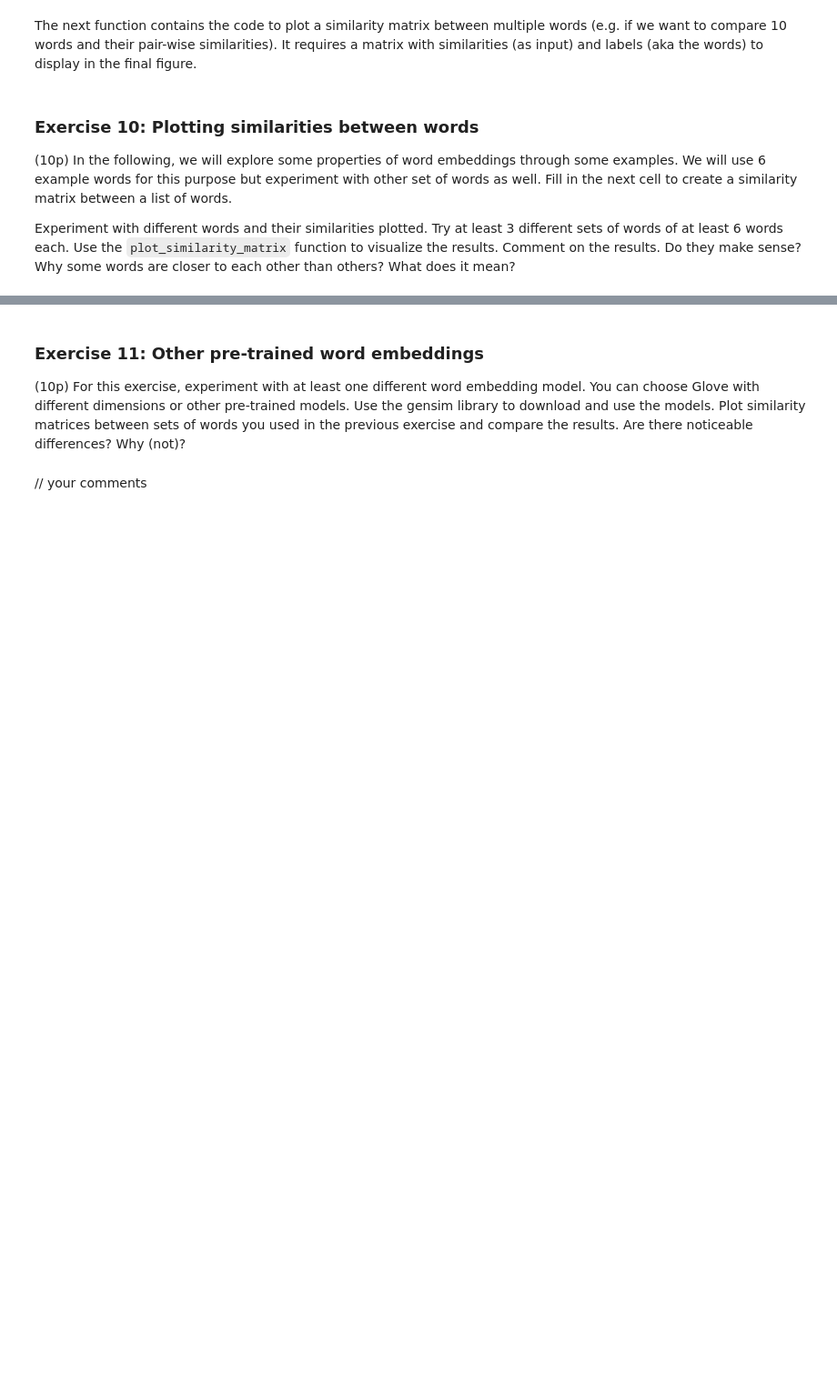
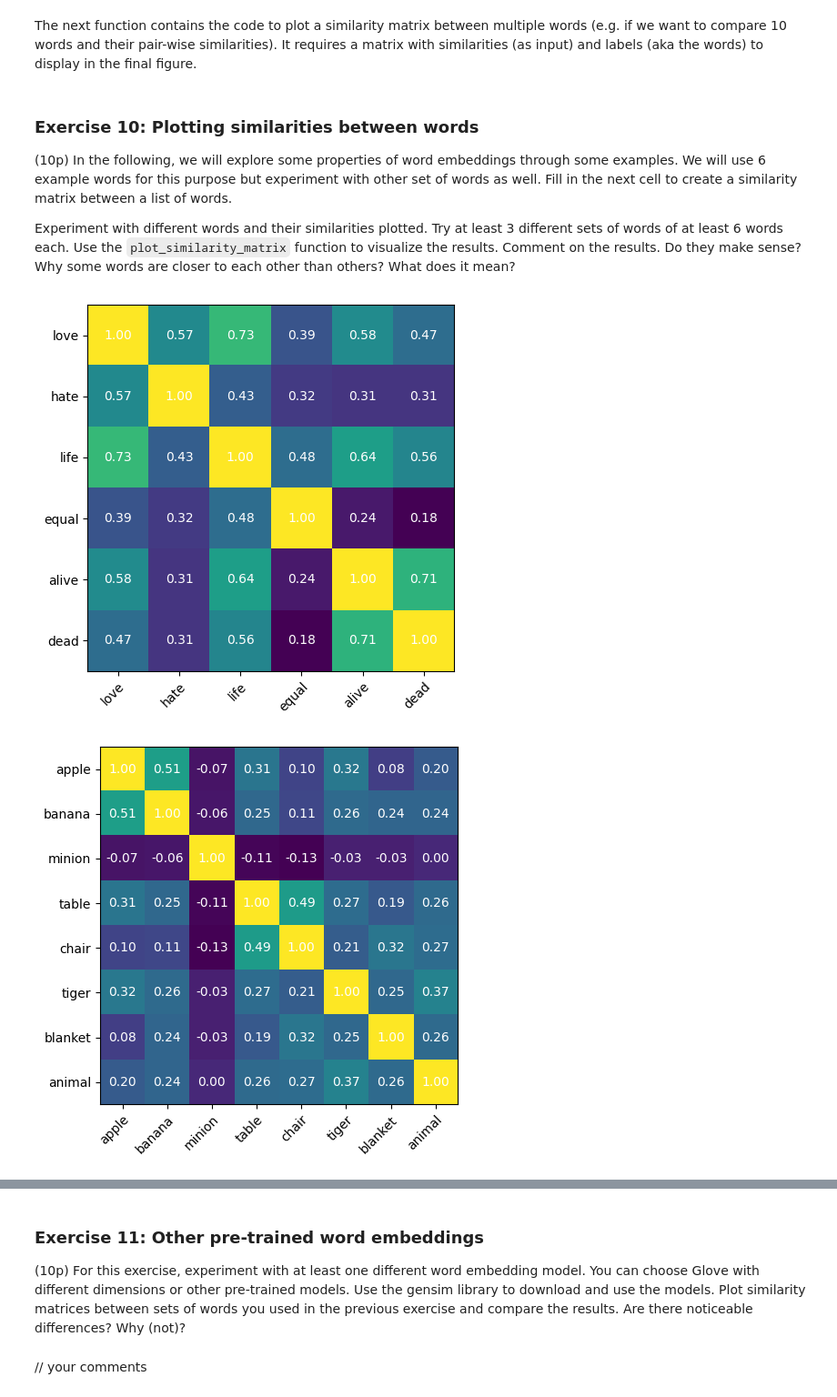
Before and after one commit to t3i8m/nlp_labs, a Jupyter notebook: lab_2/lab2_tim.ipynb, the cells around one changed output, grey strips where cells are left out. Shown at 91% size. Drawn from its saved outputs; the diff is of its cells as text; code cells hidden in the pictures; blank space fills up the shorter version.

```diff
--- a/lab_2/lab2_tim.ipynb
+++ b/lab_2/lab2_tim.ipynb
@@ -904,18 +975,41 @@ def plot_similarity_matrix(matrix, labels):
 
 Experiment with different words and their similarities plotted. Try at least 3 different sets of words of at least 6 words each. Use the `plot_similarity_matrix` function to visualize the results.
 Comment on the results. Do they make sense? Why some words are closer to each other than others? What does it mean?
+# %%
+def calculate_similarity_table(list_words):
+    similarity_matrix = np.zeros((len(list_words), len(list_words)), dtype=float)
+
+    for index, n in enumerate(list_words):
+        for index2, j in enumerate(list_words):
+            vec1 = glove_model[n]
+            vec2 = glove_model[j]
+
+            similarity = cosine_similarity(vec1, vec2)
+
+            similarity_matrix[index][index2] = similarity
+    return similarity_matrix
 # %%
 list_of_words = ['love', 'hate', 'life', 'equal', 'alive', 'dead']
 
 similarity_matrix = np.zeros((len(list_of_words), len(list_of_words)), dtype=float)
 
 ### YOUR CODE HERE
 
+similarity_matrix1 = calculate_similarity_table(list_of_words)
 
+list_words2 = ["apple", "banana", "minion", "table", "chair", "tiger", "blanket", "animal"]
+similarity_matrix2 = calculate_similarity_table(list_words2)
 
+list_words3 = ["phone", "space", "tesla", "apple", "technologies", "usa"]
+similarity_matrix3 = calculate_similarity_table(list_words3)
 
 
 ### YOUR CODE ENDS HERE
 
+plot_similarity_matrix(similarity_matrix1, list_of_words)
 
-plot_similarity_matrix(similarity_matrix, list_of_words)
+plot_similarity_matrix(similarity_matrix2, list_words2)
+plot_similarity_matrix(similarity_matrix3, list_words3)
+# %% [output]
+[figure, added]
+[figure, added]
```
Also changed, not shown: parts of 16 cells of this notebook.
